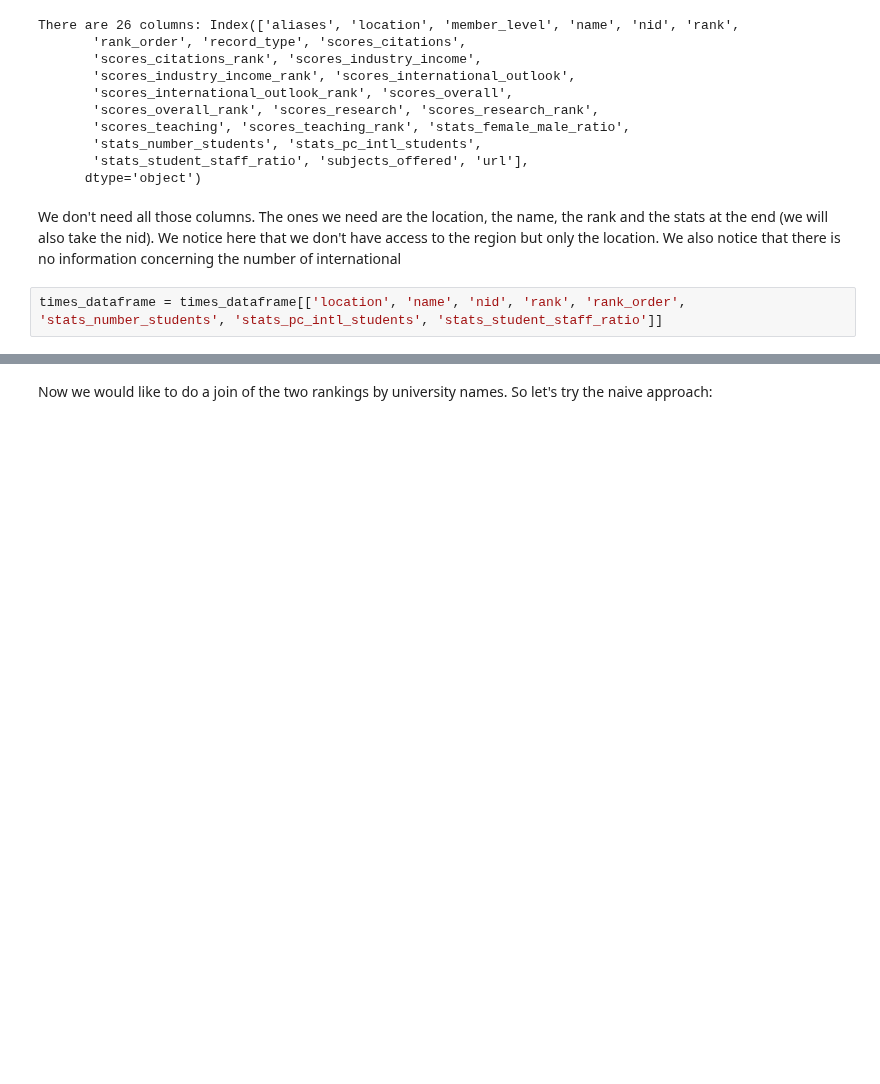
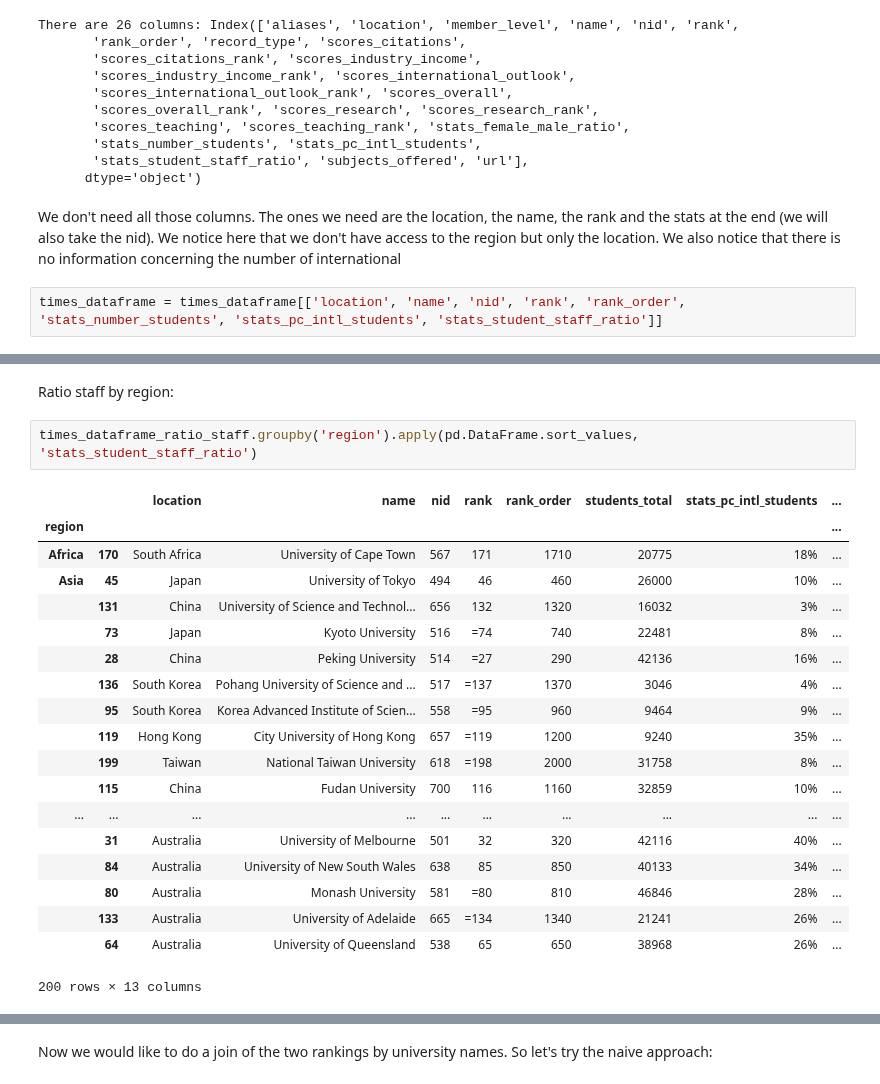
Before and after one commit to Victor-Palacios/epfl_ada, a Jupyter notebook: hw2/Homework_2.ipynb, the cells around one changed output, grey strips where cells are left out. Drawn from its saved outputs; the diff is of its cells as text; blank space fills up the shorter version.

```diff
--- a/hw2/Homework_2.ipynb
+++ b/hw2/Homework_2.ipynb
@@ -453,0 +533,24 @@ times_dataframe
+# %% [markdown]
+Ratio staff by region:
+# %%
+times_dataframe_ratio_staff.groupby('region').apply(pd.DataFrame.sort_values, 'stats_student_staff_ratio')
+# %% [output]
+|  |  | location | name | nid | rank | rank_order | students_total | stats_pc_intl_students | ... |
+| region |  |  |  |  |  |  |  |  | ... |
+| Africa | 170 | South Africa | University of Cape Town | 567 | 171 | 1710 | 20775 | 18% | ... |
+| Asia | 45 | Japan | University of Tokyo | 494 | 46 | 460 | 26000 | 10% | ... |
+|  | 131 | China | University of Science and Technol... | 656 | 132 | 1320 | 16032 | 3% | ... |
+|  | 73 | Japan | Kyoto University | 516 | =74 | 740 | 22481 | 8% | ... |
+|  | 28 | China | Peking University | 514 | =27 | 290 | 42136 | 16% | ... |
+|  | 136 | South Korea | Pohang University of Science and ... | 517 | =137 | 1370 | 3046 | 4% | ... |
+|  | 95 | South Korea | Korea Advanced Institute of Scien... | 558 | =95 | 960 | 9464 | 9% | ... |
+|  | 119 | Hong Kong | City University of Hong Kong | 657 | =119 | 1200 | 9240 | 35% | ... |
+|  | 199 | Taiwan | National Taiwan University | 618 | =198 | 2000 | 31758 | 8% | ... |
+|  | 115 | China | Fudan University | 700 | 116 | 1160 | 32859 | 10% | ... |
+| ... | ... | ... | ... | ... | ... | ... | ... | ... | ... |
+|  | 31 | Australia | University of Melbourne | 501 | 32 | 320 | 42116 | 40% | ... |
+|  | 84 | Australia | University of New South Wales | 638 | 85 | 850 | 40133 | 34% | ... |
+|  | 80 | Australia | Monash University | 581 | =80 | 810 | 46846 | 28% | ... |
+|  | 133 | Australia | University of Adelaide | 665 | =134 | 1340 | 21241 | 26% | ... |
+|  | 64 | Australia | University of Queensland | 538 | 65 | 650 | 38968 | 26% | ... |
+200 rows × 13 columns
```
Also changed, not shown: parts of 38 cells of this notebook.
